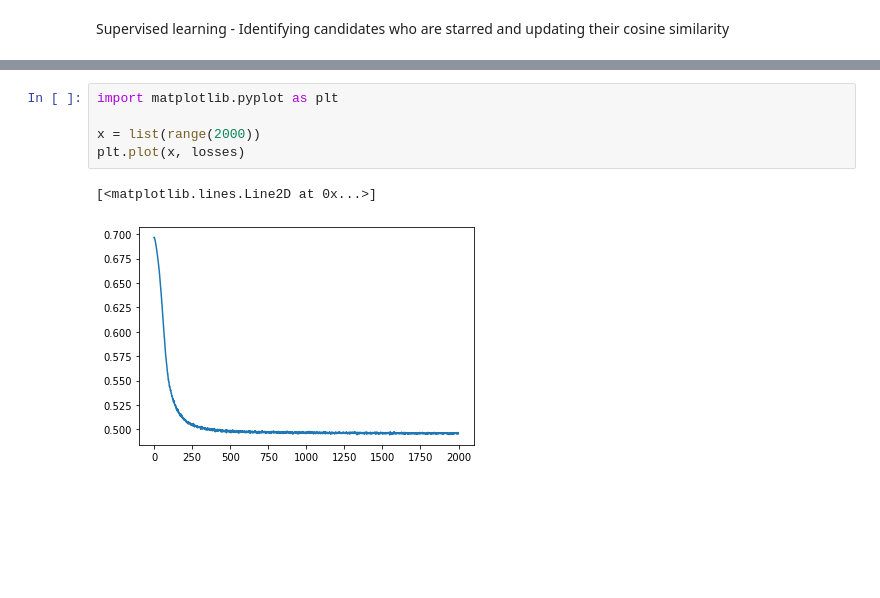
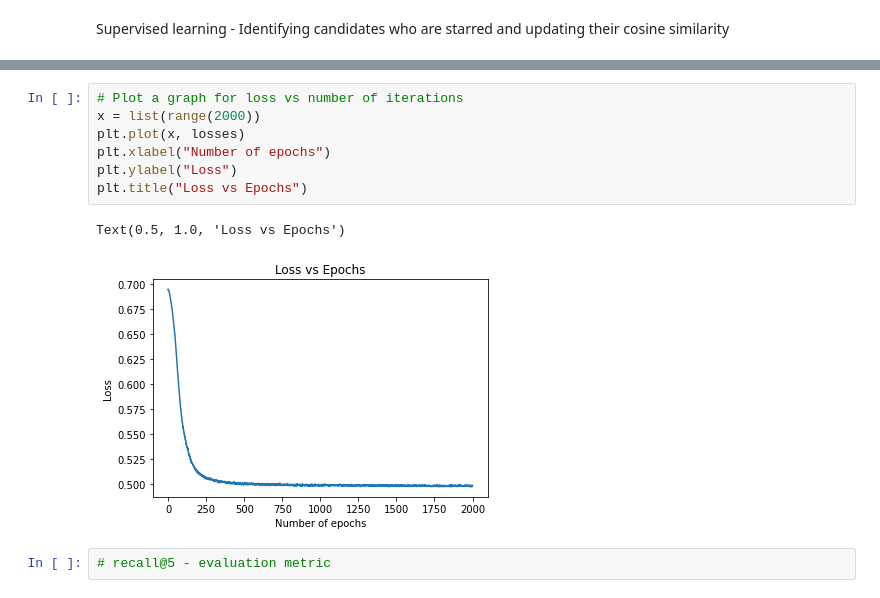
Before and after one commit to agupta004/B0k0jvj61abBaUpB, a Jupyter notebook: Potential_Talents.ipynb, the cells around one changed output, grey strips where cells are left out. Drawn from its saved outputs; the diff is of its cells as text; blank space fills up the shorter version.

```diff
--- a/Potential_Talents.ipynb
+++ b/Potential_Talents.ipynb
@@ -570,9 +593,13 @@ Epoch1900, loss : 0.49629124999046326
 # %%
-import matplotlib.pyplot as plt
-
+# Plot a graph for loss vs number of iterations
 x = list(range(2000))
 plt.plot(x, losses)
+plt.xlabel("Number of epochs")
+plt.ylabel("Loss")
+plt.title("Loss vs Epochs")
 # %% [output]
-[<matplotlib.lines.Line2D at 0x...>]
+Text(0.5, 1.0, 'Loss vs Epochs')
-[figure, old version]
+[figure, new version]
+# %%
+# recall@5 - evaluation metric
 # %%
```
Also changed, not shown: parts of 16 cells of this notebook.
